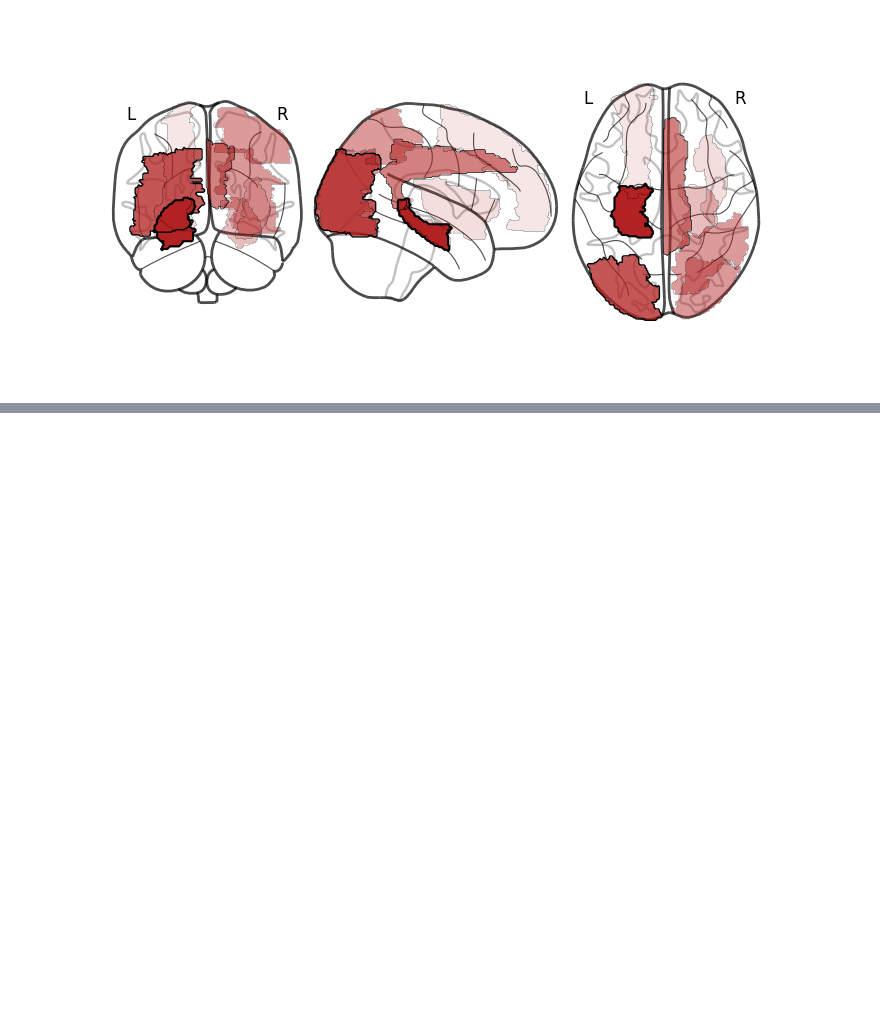
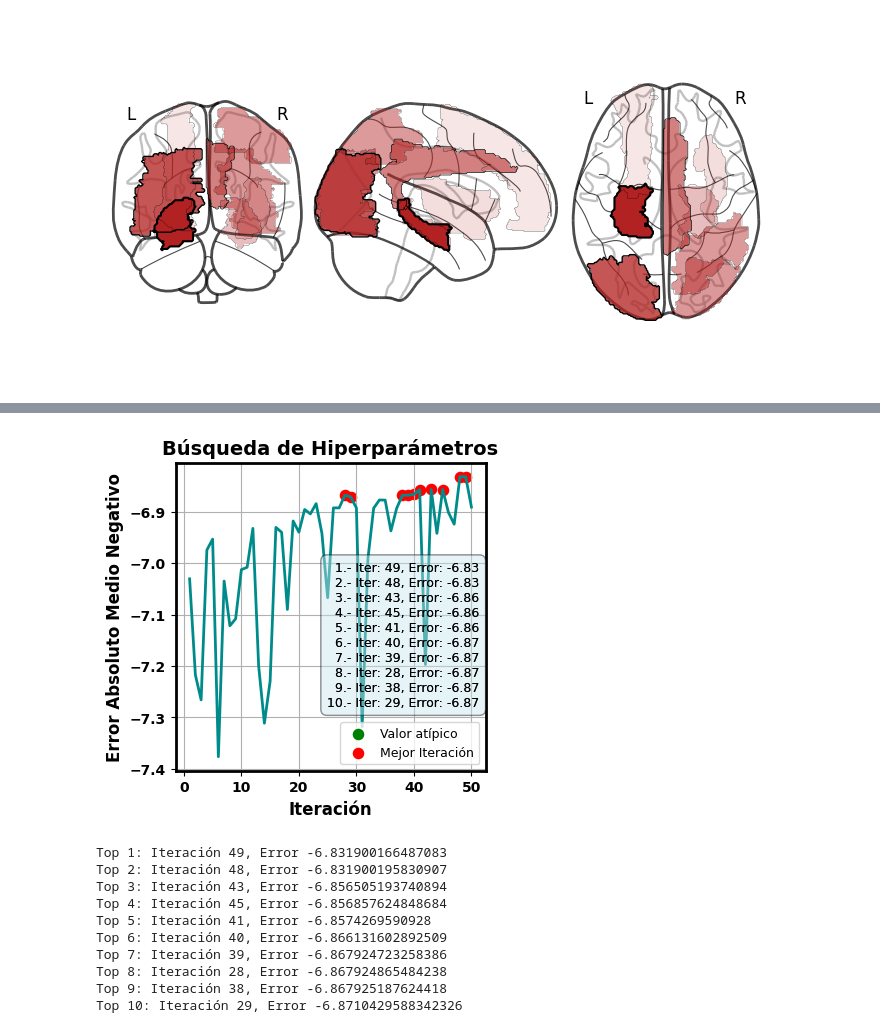
Before and after one commit to carrielfelipe/Brain_Age, a Jupyter notebook: XGBoost/XGBoost_40.ipynb, the cells around one changed output, grey strips where cells are left out. Saved outputs shown, nothing was run; the diff lists cells and outputs as text; code cells hidden in the pictures; blank space fills up the shorter version.

```diff
--- a/XGBoost/XGBoost_40.ipynb
+++ b/XGBoost/XGBoost_40.ipynb
@@ -397,0 +446,7 @@ xgb_model.plot_brain_regions(resultado_normalizado_sorted, base_path, color='fir
+# %%
+top_20_features = [feature[0] for feature in shap_summary_sorted[:20]]
+# %%
+X_train = xgb_model.X_train[top_20_features]
+X_test = xgb_model.X_test[top_20_features]
+# %%
+opt_model_top20, parametros_top20 = xgb_model.search_best_model(X=X_train, n_iter_=50, n_jobs_=-2)
@@ -397,0 +474,14 @@ xgb_model.plot_brain_regions(resultado_normalizado_sorted, base_path, color='fir
+# %%
+xgb_model.plot_search_best_model(opt_model_top20, color='darkcyan', linewidth=2)
+# %% [output]
+[figure, added]
+Top 1: Iteración 49, Error -6.831900166487083
+Top 2: Iteración 48, Error -6.831900195830907
+Top 3: Iteración 43, Error -6.856505193740894
+Top 4: Iteración 45, Error -6.856857624848684
+Top 5: Iteración 41, Error -6.8574269590928
+Top 6: Iteración 40, Error -6.866131602892509
+Top 7: Iteración 39, Error -6.867924723258386
+Top 8: Iteración 28, Error -6.867924865484238
+Top 9: Iteración 38, Error -6.867925187624418
+Top 10: Iteración 29, Error -6.8710429588342326
```
Also changed, not shown: parts of 48 cells of this notebook, 16 other files.
